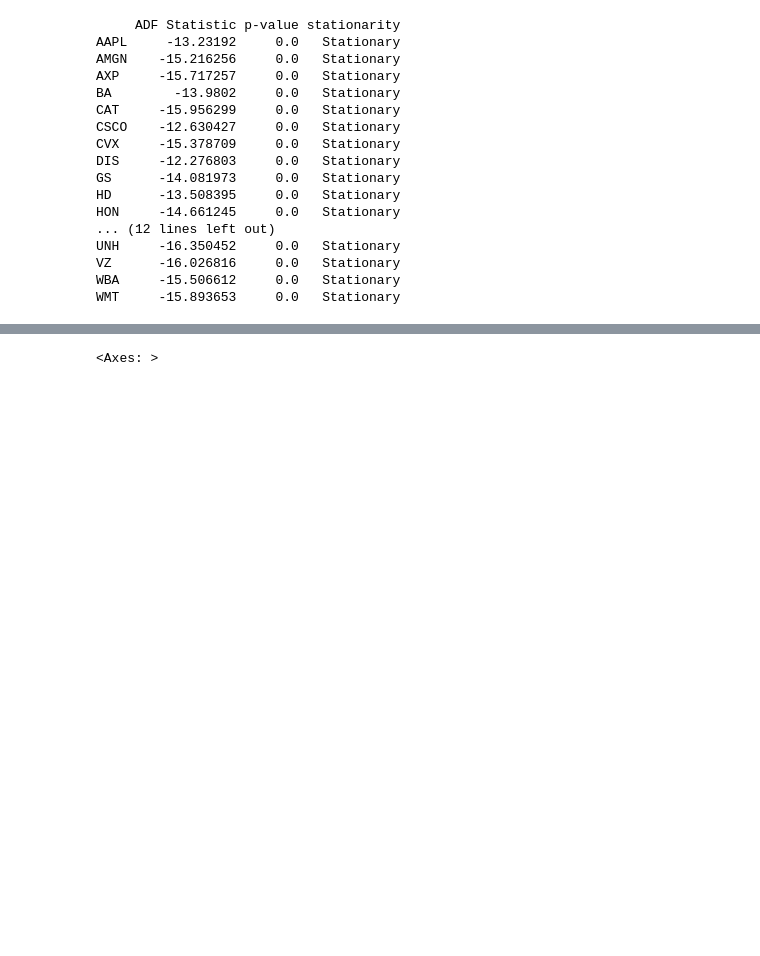
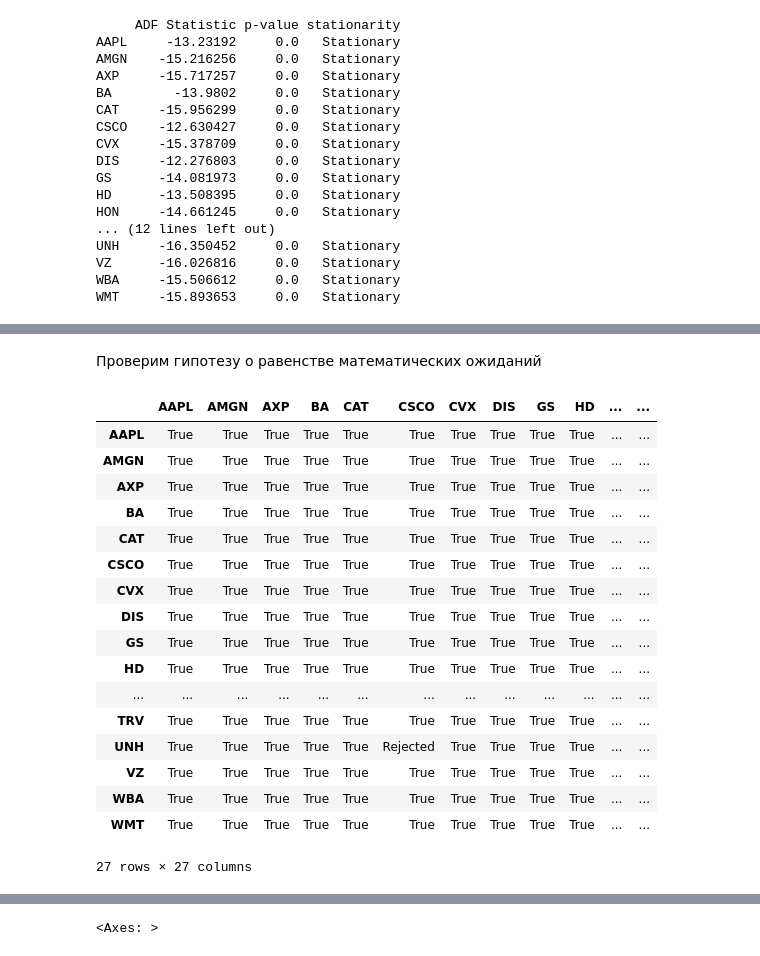
Before and after one commit to alekseevpavel04/project, a Jupyter notebook: Project.ipynb, the cells around one changed output, grey strips where cells are left out. Saved outputs shown, nothing was run; the diff lists cells and outputs as text; code cells hidden in the pictures; blank space fills up the shorter version.

```diff
--- a/Project.ipynb
+++ b/Project.ipynb
@@ -288,0 +295,11 @@ WMT     -15.893653     0.0   Stationary
+# %%
+# Создаем пустой DataFrame для хранения результатов
+results = pd.DataFrame(columns=['K-S Statistic', 'p-value', 'normality'], index=log_returns.columns)
+
+# Перебираем каждый столбец и выполняем тест Колмогорова-Смирнова
+for col in log_returns.columns:
+    res = kstest(log_returns[col], norm.cdf, args=(log_returns[col].mean(), log_returns[col].std()))
+    results.loc[col] = [res[0], res[1], 'Normal' if res[1] > 0.05 else 'Non-Normal']
+
+# Выводим результаты
+print(results)
@@ -288,0 +327,11 @@ WMT     -15.893653     0.0   Stationary
+# %%
+# Создаем пустой DataFrame для хранения результатов
+results = pd.DataFrame(columns=['t-statistic', 'p-value', 'H0: E(Xi)=0'], index=log_returns.columns)
+
+# Перебираем каждый столбец и выполняем t-тест Стьюдента
+for col in log_returns.columns:
+    res = ttest_1samp(log_returns[col], 0)
+    results.loc[col] = [res[0], res[1], 'True' if res[1] > 0.05 else 'Rejected']
+
+# Выводим результаты
+print(results)
@@ -288,0 +356,39 @@ WMT     -15.893653     0.0   Stationary
+# %% [markdown]
+Проверим гипотезу о равенстве математических ожиданий
+# %%
+# Создаем пустую матрицу для хранения результатов
+results = np.empty((len(log_returns.columns), len(log_returns.columns)), dtype=object)
+
+# Перебираем каждую пару столбцов и выполняем t-тест Стьюдента
+for i, col1 in enumerate(log_returns.columns):
+    for j, col2 in enumerate(log_returns.columns):
+        # Удаляем строки с пропущенными значениями
+        data1 = log_returns[col1].dropna()
+        data2 = log_returns[col2].dropna()
+        res = ttest_ind(data1, data2)
+        results[i, j] = 'Rejected' if res[1] < 0.05 else 'True'
+
+# Создаем DataFrame из матрицы результатов
+results_df = pd.DataFrame(results, columns=log_returns.columns, index=log_returns.columns)
+
+# Выводим результаты
+results_df
+# %% [output]
+|  | AAPL | AMGN | AXP | BA | CAT | CSCO | CVX | DIS | GS | HD | ... | ... |
+| AAPL | True | True | True | True | True | True | True | True | True | True | ... | ... |
+| AMGN | True | True | True | True | True | True | True | True | True | True | ... | ... |
+| AXP | True | True | True | True | True | True | True | True | True | True | ... | ... |
+| BA | True | True | True | True | True | True | True | True | True | True | ... | ... |
+| CAT | True | True | True | True | True | True | True | True | True | True | ... | ... |
+| CSCO | True | True | True | True | True | True | True | True | True | True | ... | ... |
+| CVX | True | True | True | True | True | True | True | True | True | True | ... | ... |
+| DIS | True | True | True | True | True | True | True | True | True | True | ... | ... |
+| GS | True | True | True | True | True | True | True | True | True | True | ... | ... |
+| HD | True | True | True | True | True | True | True | True | True | True | ... | ... |
+| ... | ... | ... | ... | ... | ... | ... | ... | ... | ... | ... | ... | ... |
+| TRV | True | True | True | True | True | True | True | True | True | True | ... | ... |
+| UNH | True | True | True | True | True | Rejected | True | True | True | True | ... | ... |
+| VZ | True | True | True | True | True | True | True | True | True | True | ... | ... |
+| WBA | True | True | True | True | True | True | True | True | True | True | ... | ... |
+| WMT | True | True | True | True | True | True | True | True | True | True | ... | ... |
+27 rows × 27 columns
```
Also changed, not shown: parts of 9 cells of this notebook.
